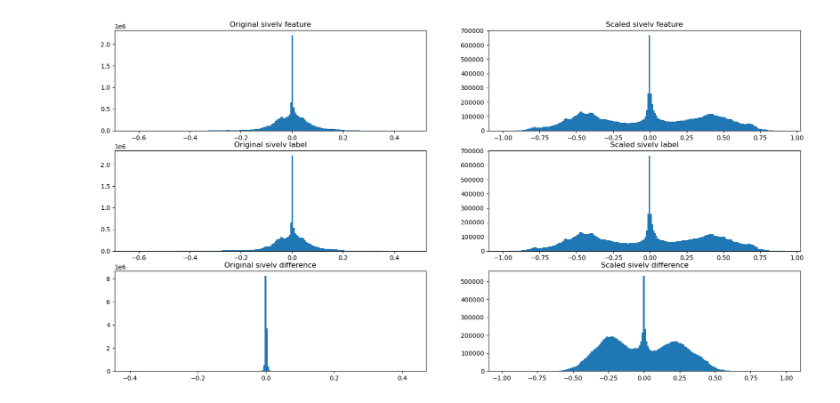
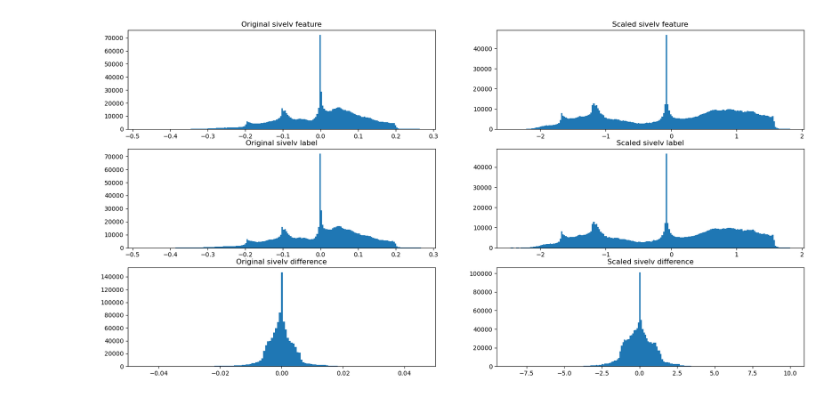
Before and after one commit to charlie-waltham/rheology_emulator, a Jupyter notebook: notes/preprocessing.ipynb, the cells around one changed output. Saved outputs shown, nothing was run; the diff lists cells and outputs as text; code cells hidden in the pictures.

```diff
--- a/notes/preprocessing.ipynb
+++ b/notes/preprocessing.ipynb
@@ -1,13 +1,13 @@
 # %%
 import xarray as xr
 
-data = xr.open_zarr('../data/processed/arctic/80deg.zarr').load()
+data = xr.open_zarr('../data/processed/arctic/jan.zarr').load()
 # %%
 import numpy as np
 import matplotlib.pyplot as plt
 import copy
 from sklearn.pipeline import Pipeline
-from sklearn.preprocessing import MaxAbsScaler, FunctionTransformer
+from sklearn.preprocessing import MaxAbsScaler, FunctionTransformer, StandardScaler
 
 def arcsinh_transform(x):
     return np.arcsinh(x * scale_factor)
@@ -27,40 +27,41 @@ asinh_scaler = FunctionTransformer(func=arcsinh_transform,
 
 log_scaler = FunctionTransformer(func=log_transform,
                                 inverse_func=log_inverse,
-                                validate=True)
+                                validate=True,
+                                check_inverse=False)
 
 preprocessor = Pipeline([
     ('transform', log_scaler),
-    ('scaler', MaxAbsScaler())
+    ('scaler', StandardScaler())
 ])
 preprocessor2 = copy.deepcopy(preprocessor)
 preprocessor3 = copy.deepcopy(preprocessor)
 
-scale_factor = 100
+scale_factor = 20
 x = data.features.loc["sivelv"].data
 x_scaled = preprocessor.fit_transform(x.reshape(-1, 1))
 
 y = data.labels.loc["sivelv"].data
 y_scaled = preprocessor2.fit_transform(x.reshape(-1, 1))
 
-scale_factor = 5000
+scale_factor = 100
 diff = x - y
 diff_scaled = preprocessor3.fit_transform(diff.reshape(-1, 1))
 
 _, ax = plt.subplots(3, 2, figsize=(20, 10))
 ax[0, 0].set(title='Original sivelv feature')
 ax[0, 1].set(title='Scaled sivelv feature')
 ax[1, 0].set(title='Original sivelv label')
 ax[1, 1].set(title='Scaled sivelv label')
-ax[2, 0].set(title='Original sivelv difference')
+ax[2, 0].set(title='Original sivelv difference', xlim=[-0.05, 0.05])
 ax[2, 1].set(title='Scaled sivelv difference')
 
 ax[0, 0].hist(x, bins=200)
 ax[0, 1].hist(x_scaled, bins=200)
 ax[1, 0].hist(y, bins=200)
 ax[1, 1].hist(y_scaled, bins=200)
-ax[2, 0].hist(preprocessor3.inverse_transform(diff_scaled), bins=200)
+ax[2, 0].hist(diff, bins=800)
 ax[2, 1].hist(diff_scaled, bins=200)
 plt.show()
 # %% [output]
-[figure, old version]
+[figure, new version]
```
Also changed, not shown: 18 other files.
